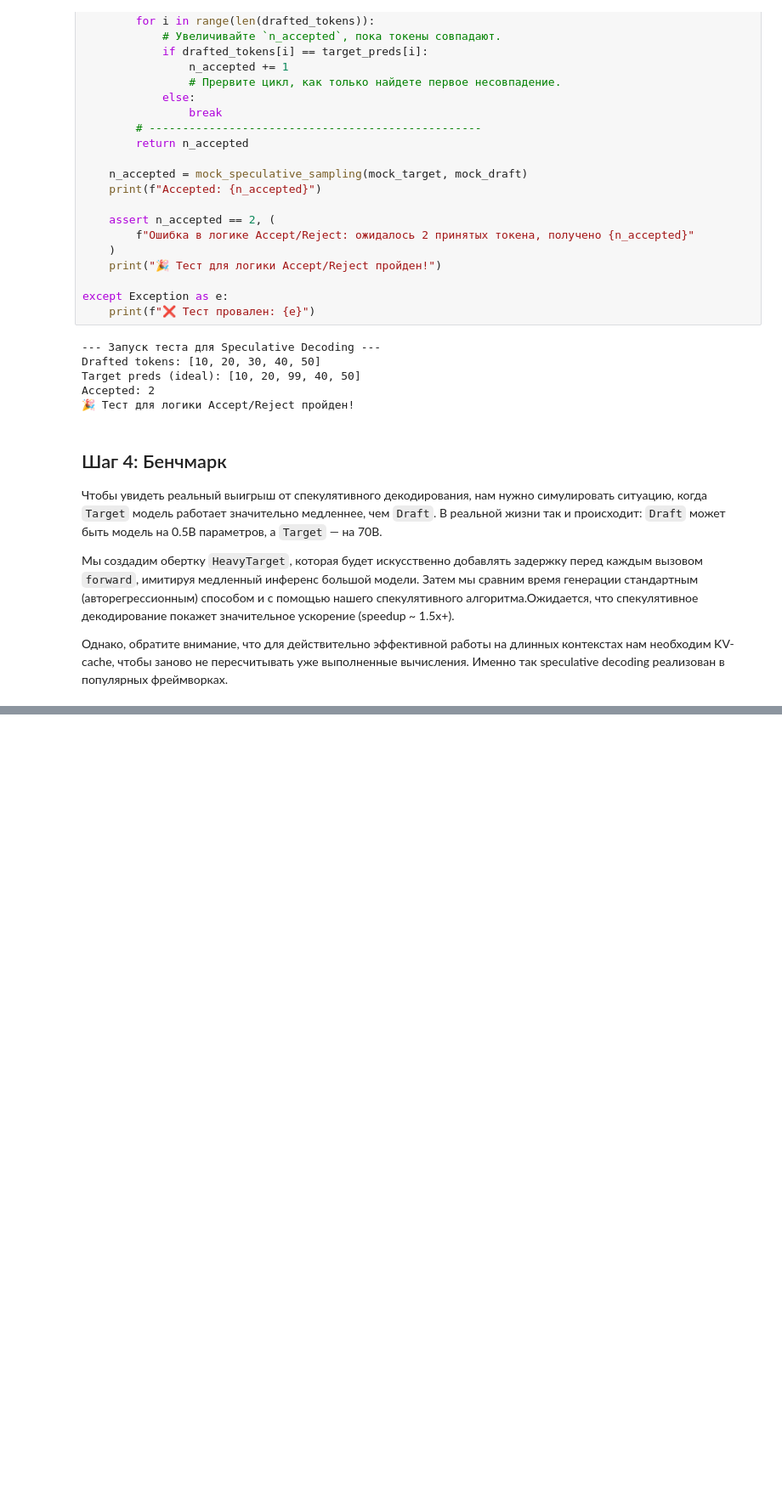
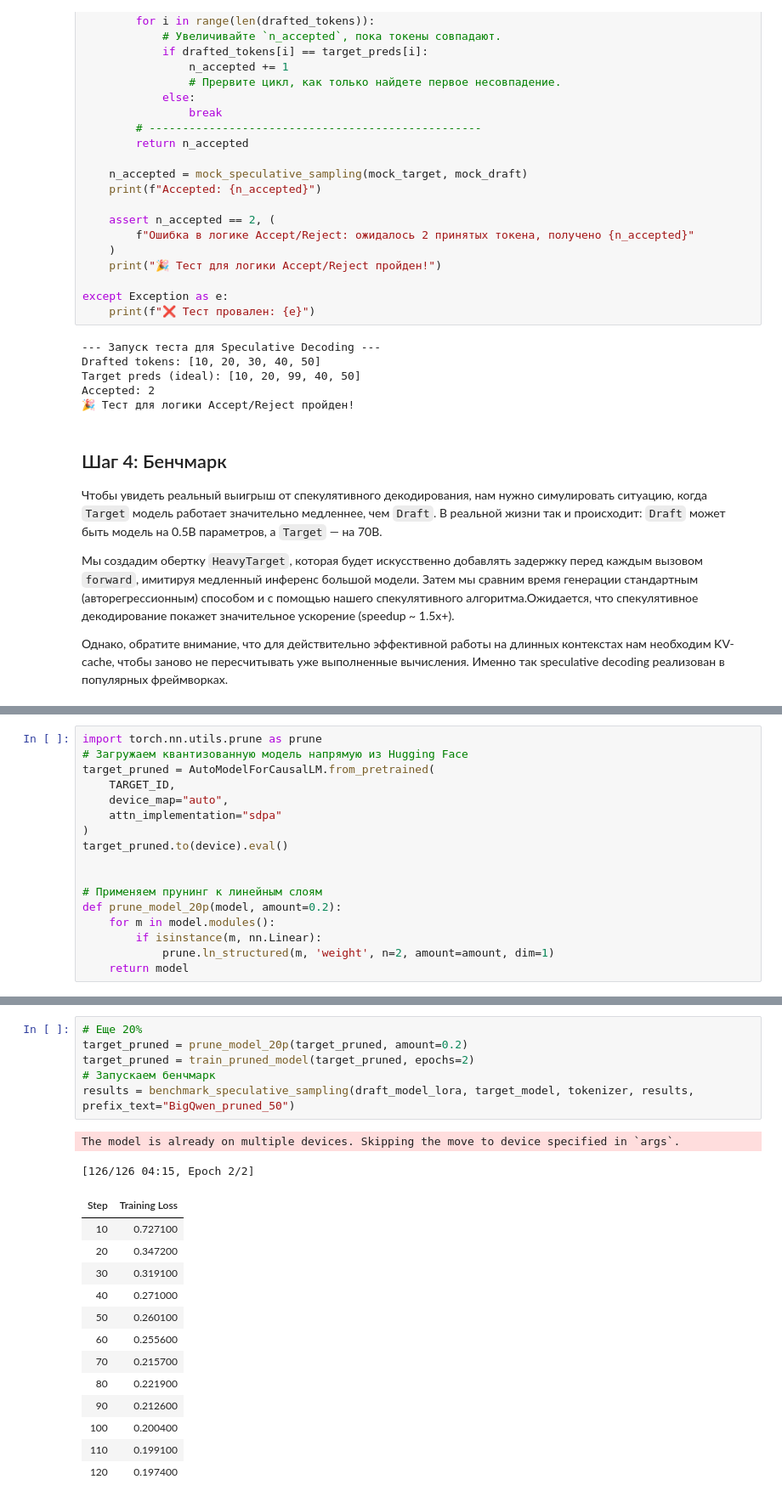
Before and after one commit to psaw/NLP-course, a Jupyter notebook: 10.Engineering_tricks/homework/NLP-2_hw_1.ipynb, the cells around one changed output, grey strips where cells are left out. Shown: that part at 85% size. Saved outputs shown, nothing was run; the diff lists cells and outputs as text; blank space fills up the shorter version.

```diff
--- a/10.Engineering_tricks/homework/NLP-2_hw_1.ipynb
+++ b/10.Engineering_tricks/homework/NLP-2_hw_1.ipynb
@@ -887,0 +1383,17 @@ Running Benchmark...
+# %%
+import torch.nn.utils.prune as prune
+# Загружаем квантизованную модель напрямую из Hugging Face
+target_pruned = AutoModelForCausalLM.from_pretrained(
+    TARGET_ID,
+    device_map="auto",
+    attn_implementation="sdpa"
+)
+target_pruned.to(device).eval()
+
+
+# Применяем прунинг к линейным слоям
+def prune_model_20p(model, amount=0.2):
+    for m in model.modules():
+        if isinstance(m, nn.Linear):
+            prune.ln_structured(m, 'weight', n=2, amount=amount, dim=1)
+    return model
@@ -887,0 +1553,22 @@ Running Benchmark...
+# %%
+# Еще 20%
+target_pruned = prune_model_20p(target_pruned, amount=0.2)
+target_pruned = train_pruned_model(target_pruned, epochs=2)
+# Запускаем бенчмарк
+results = benchmark_speculative_sampling(draft_model_lora, target_model, tokenizer, results, prefix_text="BigQwen_pruned_50")
+# %% [output]
+The model is already on multiple devices. Skipping the move to device specified in `args`.
+[126/126 04:15, Epoch 2/2]
+| Step | Training Loss |
+| 10 | 0.727100 |
+| 20 | 0.347200 |
+| 30 | 0.319100 |
+| 40 | 0.271000 |
+| 50 | 0.260100 |
+| 60 | 0.255600 |
+| 70 | 0.215700 |
+| 80 | 0.221900 |
+| 90 | 0.212600 |
+| 100 | 0.200400 |
+| 110 | 0.199100 |
+| 120 | 0.197400 |
```
Also changed, not shown: parts of 43 cells of this notebook, 3 other files.
